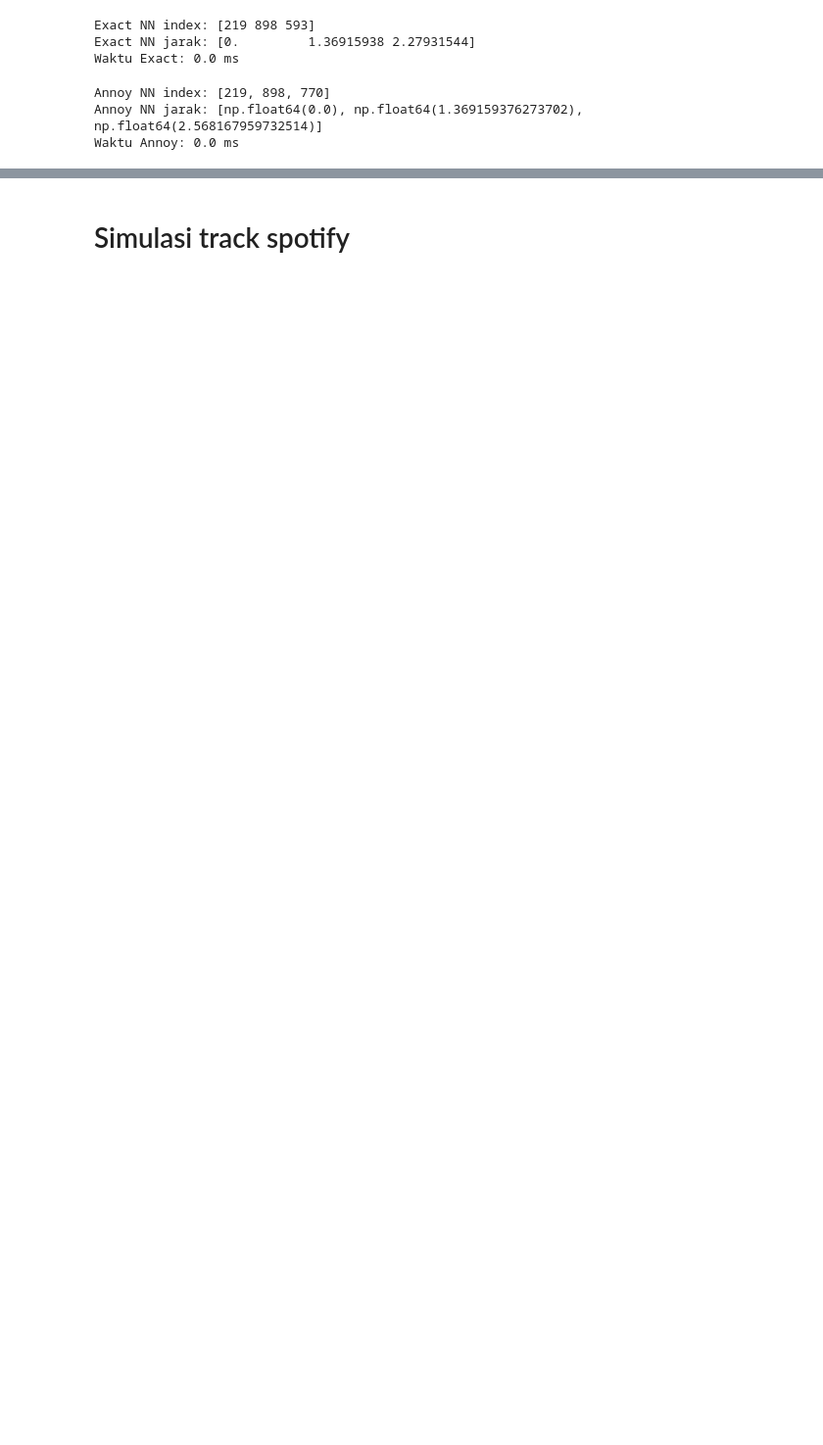
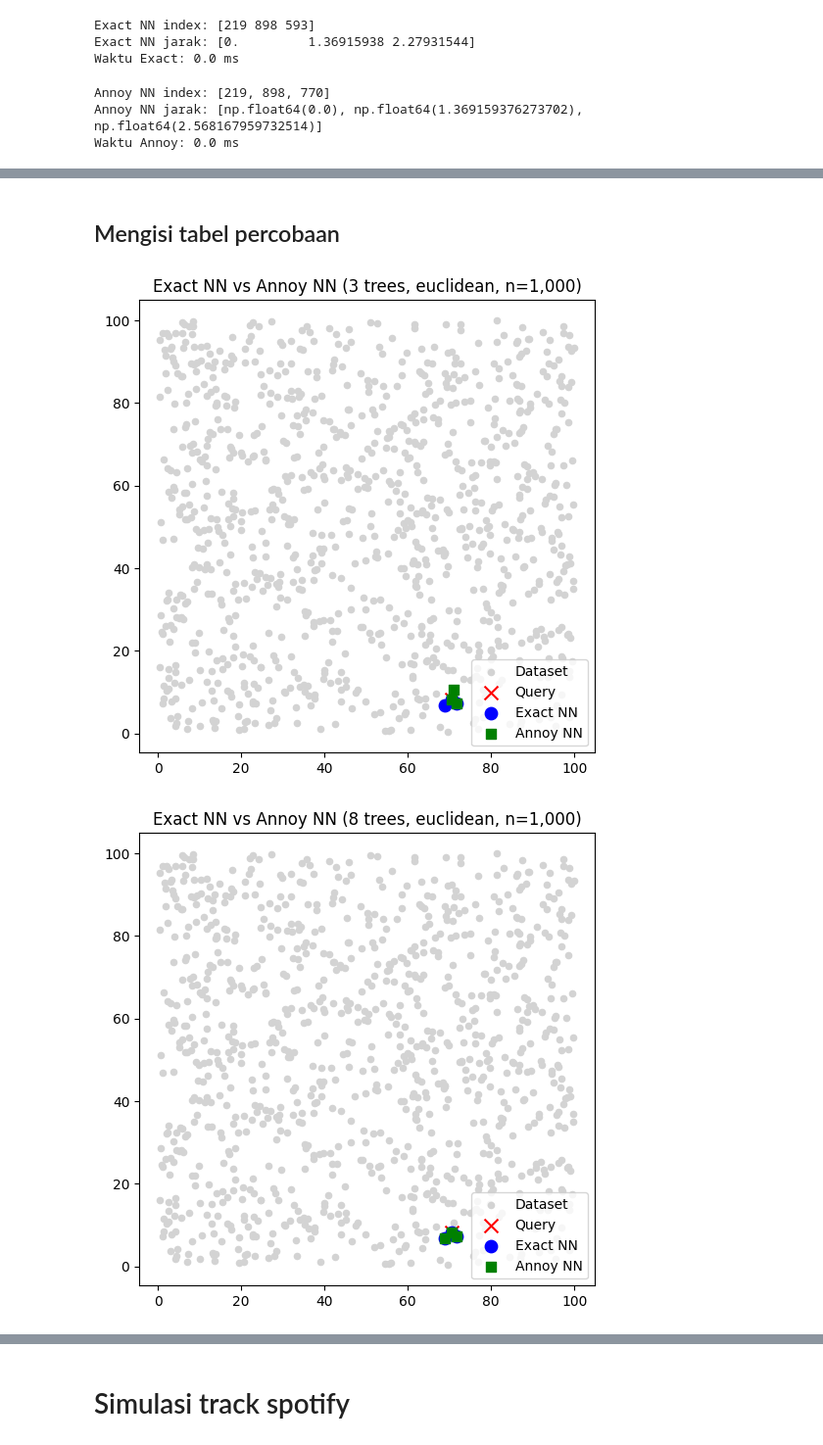
Before and after one commit to Oktavian19/ML_2025, a Jupyter notebook: JS06/JS06_Praktikum1.ipynb, the cells around one changed output, grey strips where cells are left out. Shown: that part at 98% size. Saved outputs shown, nothing was run; the diff lists cells and outputs as text; code cells hidden in the pictures; blank space fills up the shorter version.

Commit message:
JS06_Praktikum1_TabelPercobaan

```diff
--- a/JS06/JS06_Praktikum1.ipynb
+++ b/JS06/JS06_Praktikum1.ipynb
@@ -69,0 +70,65 @@ plt.show()
+# %% [markdown]
+## Mengisi tabel percobaan
+# %%
+results = []
+
+metrics = ['euclidean', 'angular']
+trees = [3, 8]
+sizes = [1000, 100000]
+
+for metric in metrics:
+    for n_tree in trees:
+        for n_points in sizes:
+            # 1. Dataset 2D
+            np.random.seed(42)
+            X = np.random.rand(n_points, 2) * 100
+
+            # Query point (ambil salah satu titik random)
+            query = X[np.random.randint(0, n_points)]
+
+            # 2. Exact NN (brute force)
+            start = time.time()
+            dist = np.linalg.norm(X - query, axis=1)
+            idx_exact = np.argsort(dist)[:3]
+            time_exact = time.time() - start
+
+            # 3. Annoy NN
+            t = AnnoyIndex(2, metric)
+            for i, v in enumerate(X):
+                t.add_item(i, v)
+            t.build(n_tree)
+            start = time.time()
+            idx_ann = t.get_nns_by_vector(query, 3)
+            time_ann = time.time() - start
+
+            # 4. Visualisasi hasil
+            if n_points <= 5000:
+                plt.figure(figsize=(6,6))
+                plt.scatter(X[:,0], X[:,1], c="lightgray", s=20, label="Dataset")
+                plt.scatter(query[0], query[1], c="red", marker="x", s=100, label="Query")
+
+                # Exact NN ditandai biru
+                plt.scatter(X[idx_exact,0], X[idx_exact,1], c="blue", s=80, label="Exact NN")
+
+                # Annoy NN ditandai hijau
+                plt.scatter(X[idx_ann,0], X[idx_ann,1], c="green", s=50, marker="s", label="Annoy NN")
+
+                plt.legend()
+                plt.title(f"Exact NN vs Annoy NN ({n_tree} trees, {metric}, n={n_points:,})")
+                plt.show()
+                plt.close()
+
+            # --- Simpan hasil ke list ---
+            results.append({
+                "Distance Metrics": metric.capitalize(),
+                "Tree": n_tree,
+                "Jumlah data": f"{n_points:,}",
+                "Hasil Index terdekat ENN vs ANN": f"{[int(i) for i in idx_exact]}, {[int(i) for i in idx_ann]}",
+                "Waktu komputasi Vs": f"{round(time_exact*1000,4)} , {round(time_ann*1000,4)}"
+            })
+
+# --- Convert ke DataFrame ---
+df = pd.DataFrame(results)
+# %% [output]
+[figure, added]
+[figure, added]
```
Also changed, not shown: parts of 11 cells of this notebook.
